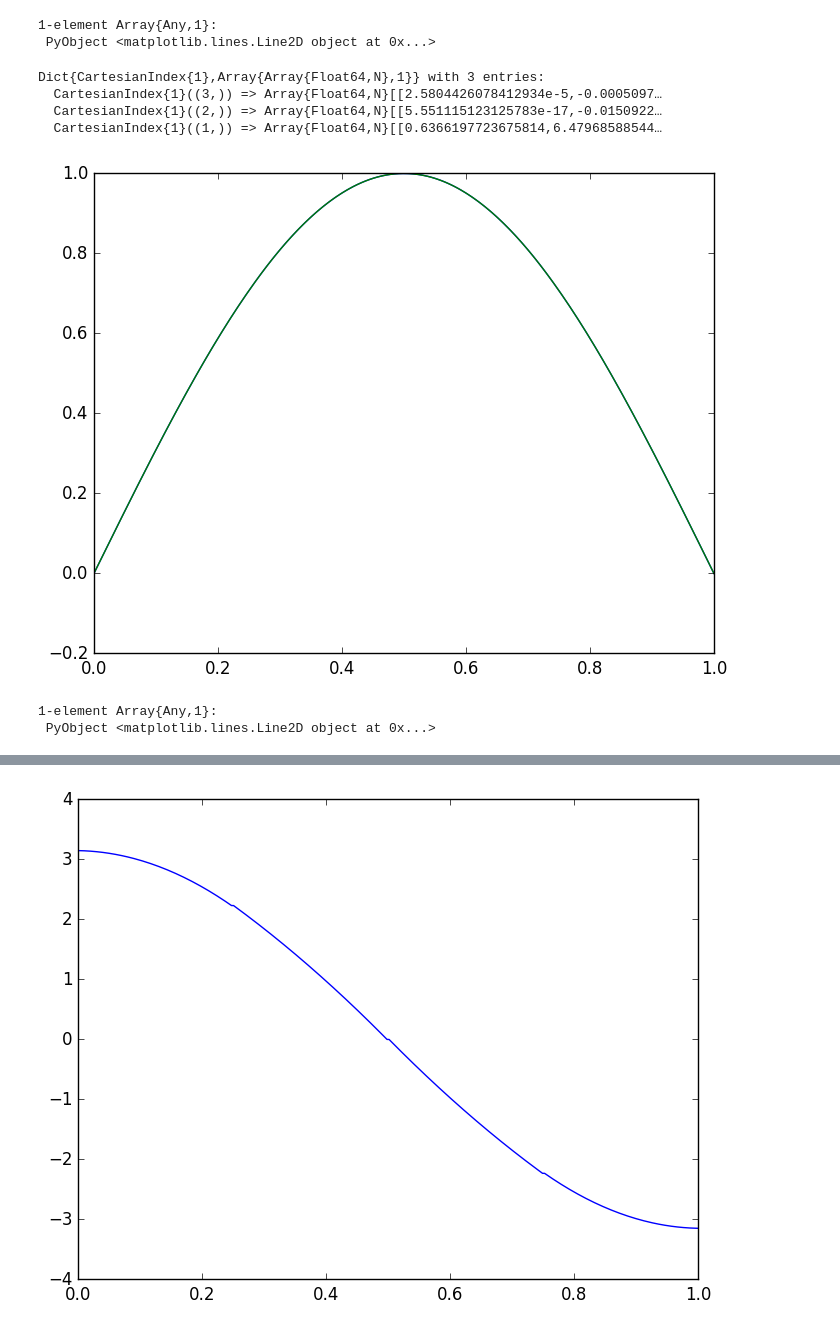
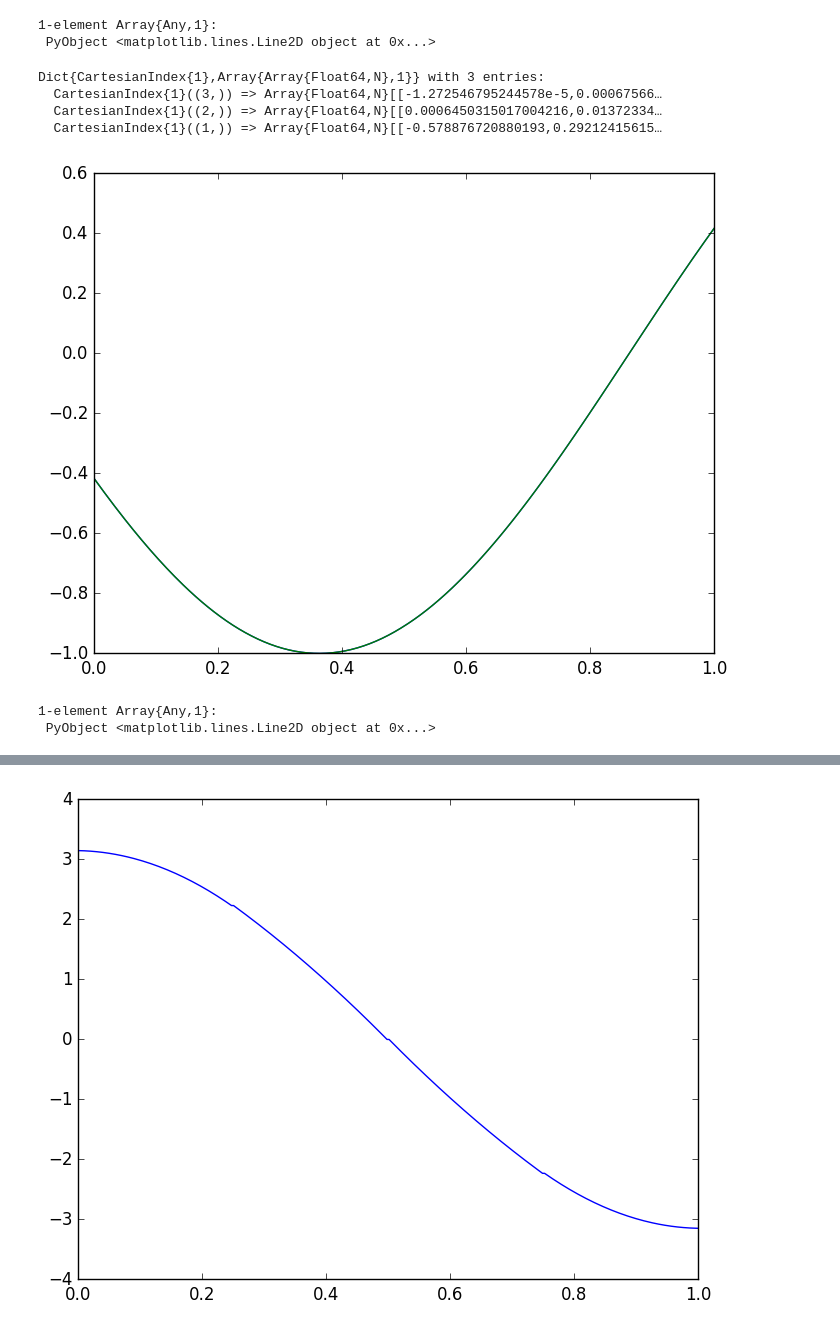
Before and after one commit to ABAtanasov/Sparse-Grids, a Jupyter notebook: Julia Code/Testing Differentiation.ipynb, the cells around one changed output, grey strips where cells are left out. Saved outputs shown, nothing was run; the diff lists cells and outputs as text; code cells hidden in the pictures.

```diff
--- a/Julia Code/Testing Differentiation.ipynb
+++ b/Julia Code/Testing Differentiation.ipynb
@@ -280,17 +269,17 @@ plotfunc1D(x->v(3, 1, 1, 3, x[1]))
 1-element Array{Any,1}:
  PyObject <matplotlib.lines.Line2D object at 0x...>
 # %%
-coeffs1D=hier_coefficients_DG(4,(x->sin(pi*x[1])),(3,))
+coeffs1D=hier_coefficients_DG(4,(x->cos(pi*x[1]+2)),(3,))
 # %% [output]
 Dict{CartesianIndex{1},Array{Array{Float64,N},1}} with 3 entries:
-  CartesianIndex{1}((3,)) => Array{Float64,N}[[2.5804426078412934e-5,-0.0005097…
-  CartesianIndex{1}((2,)) => Array{Float64,N}[[5.551115123125783e-17,-0.0150922…
-  CartesianIndex{1}((1,)) => Array{Float64,N}[[0.6366197723675814,6.47968588544…
+  CartesianIndex{1}((3,)) => Array{Float64,N}[[-1.272546795244578e-5,0.00067566…
+  CartesianIndex{1}((2,)) => Array{Float64,N}[[0.0006450315017004216,0.01372334…
+  CartesianIndex{1}((1,)) => Array{Float64,N}[[-0.578876720880193,0.29212415615…
 # %%
 plotfunc1D(x->reconstruct_DG(4, coeffs1D, [x[1]]))
-plotfunc1D(x-> sin(pi*x[1]))
+plotfunc1D(x-> cos(pi*x[1]+2))
 # %% [output]
-[figure, old version]
+[figure, new version]
 1-element Array{Any,1}:
  PyObject <matplotlib.lines.Line2D object at 0x...>
 # %%
```
Also changed, not shown: parts of 4 cells of this notebook, 5 other files.
